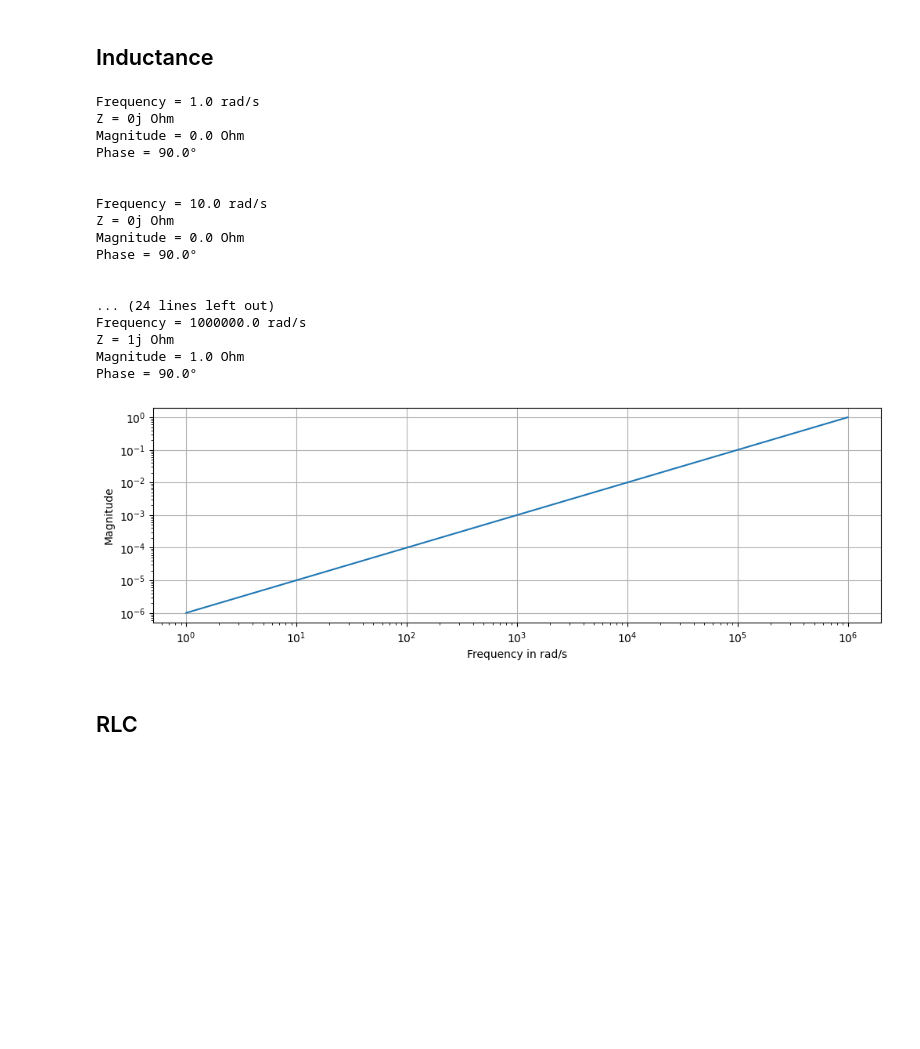
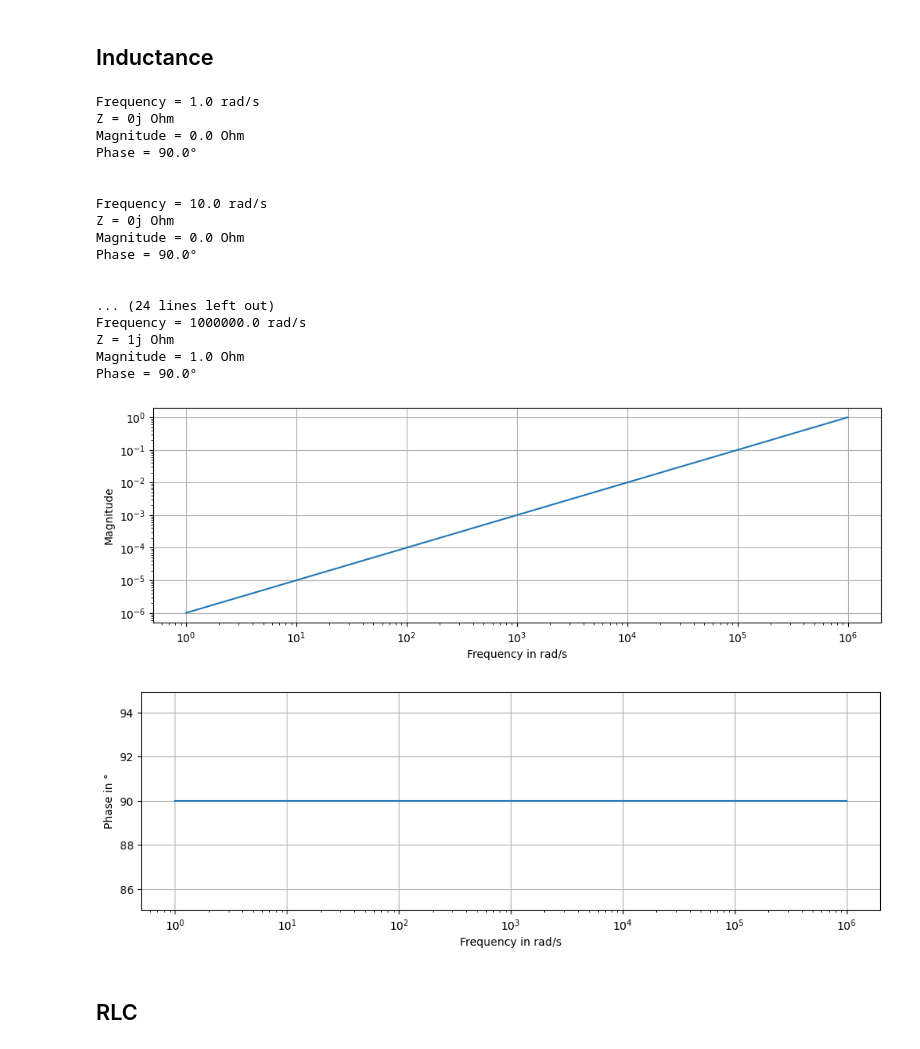
Before and after one commit to htlinn-go/frequency-and-phase, a Jupyter notebook: Frequency and Phase.ipynb, the cells around one changed output. Drawn from its saved outputs; the diff is of its cells as text; code cells hidden in the pictures; blank space fills up the shorter version.

```diff
--- a/Frequency and Phase.ipynb
+++ b/Frequency and Phase.ipynb
@@ -70,33 +88,34 @@ Phase = -90.0°
 # %%
 #Frequency definition
 ws=np.logspace(0,6,num=7,base=10)# 1/s
 # values
 L=10**(-3) #H
 
 Zs = xl(ws,L)
 
 prntZs(ws,Zs)
 
-pltCs(abs(Zs),ws,'log')
+pltCs(Zs,ws,'log')
 # %% [output]
 Frequency = 1.0 rad/s
 Z = 0j Ohm
 Magnitude = 0.0 Ohm
 Phase = 90.0°
 
 
 Frequency = 10.0 rad/s
 Z = 0j Ohm
 Magnitude = 0.0 Ohm
 Phase = 90.0°
 
 
 ... (24 lines left out)
 Frequency = 1000000.0 rad/s
 Z = 1j Ohm
 Magnitude = 1.0 Ohm
 Phase = 90.0°
 [figure]
+[figure, added]
 # %% [markdown]
 ## RLC
 # %%
```
Also changed, not shown: parts of 3 cells of this notebook.
